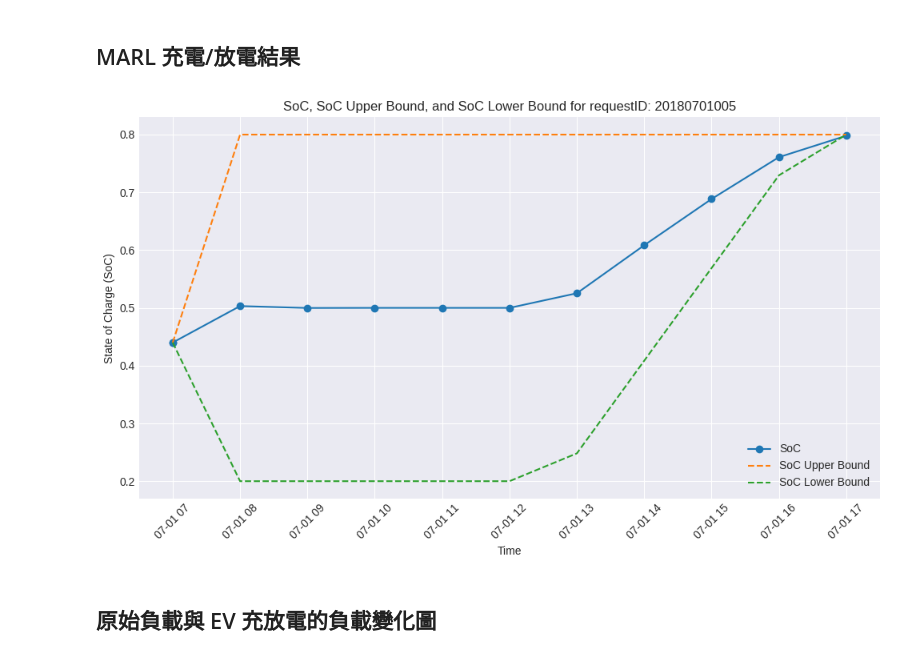
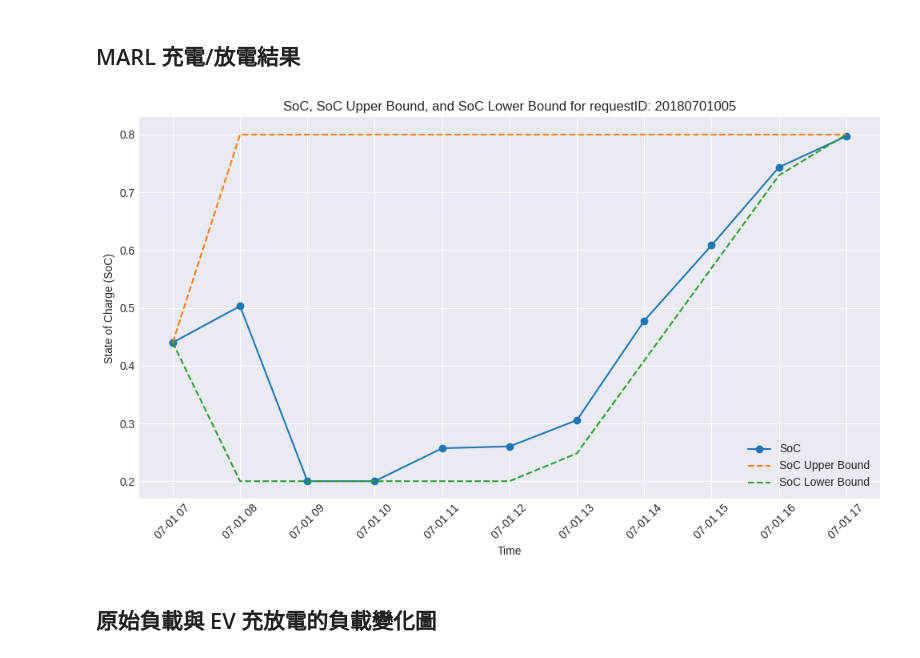
Before and after one commit to carlwang49/MY_WORK, a Jupyter notebook: Evaluation.ipynb, the cells around one changed output. Saved outputs shown, nothing was run; the diff lists cells and outputs as text; code cells hidden in the pictures.

```diff
--- a/Evaluation.ipynb
+++ b/Evaluation.ipynb
@@ -43,36 +43,36 @@ plot_soc_for_requestID(20180701004)  # Replace with the desired requestID
 ## MARL 充電/放電結果
 # %%
 # Read the CSV file
-file_path = './Result/MADDPG/312/soc_history.csv'
+file_path = './Result/testing_2018-07-01_2018-07-02_10/3/soc_history.csv'
 data = pd.read_csv(file_path)
 
 # Convert 'current_time' to datetime
 data['current_time'] = pd.to_datetime(data['current_time'])
 
 # Function to plot SoC, SoC_upper_bound, and SoC_lower_bound for a given requestID
 def plot_soc_for_requestID(requestID):
     filtered_data = data[data['requestID'] == requestID]
 
     plt.figure(figsize=(10, 6))
 
     plt.plot(filtered_data['current_time'], filtered_data['soc'], label='SoC', marker='o')
     plt.plot(filtered_data['current_time'], filtered_data['SoC_upper_bound'], label='SoC Upper Bound', linestyle='--')
     plt.plot(filtered_data['current_time'], filtered_data['SoC_lower_bound'], label='SoC Lower Bound', linestyle='--')
 
     plt.xlabel('Time')
     plt.ylabel('State of Charge (SoC)')
     plt.title(f'SoC, SoC Upper Bound, and SoC Lower Bound for requestID: {requestID}')
     plt.legend()
     plt.grid(True)
     plt.xticks(rotation=45)
     plt.tight_layout()
 
     plt.show()
 
 # Example usage
 plot_soc_for_requestID(20180701005)  # Replace with the desired requestID
 # %% [output]
-[figure, old version]
+[figure, new version]
 # %% [markdown]
 ## 原始負載與 EV 充放電的負載變化圖
 # %%
```
Also changed, not shown: parts of 2 cells of this notebook, 3 other files.
